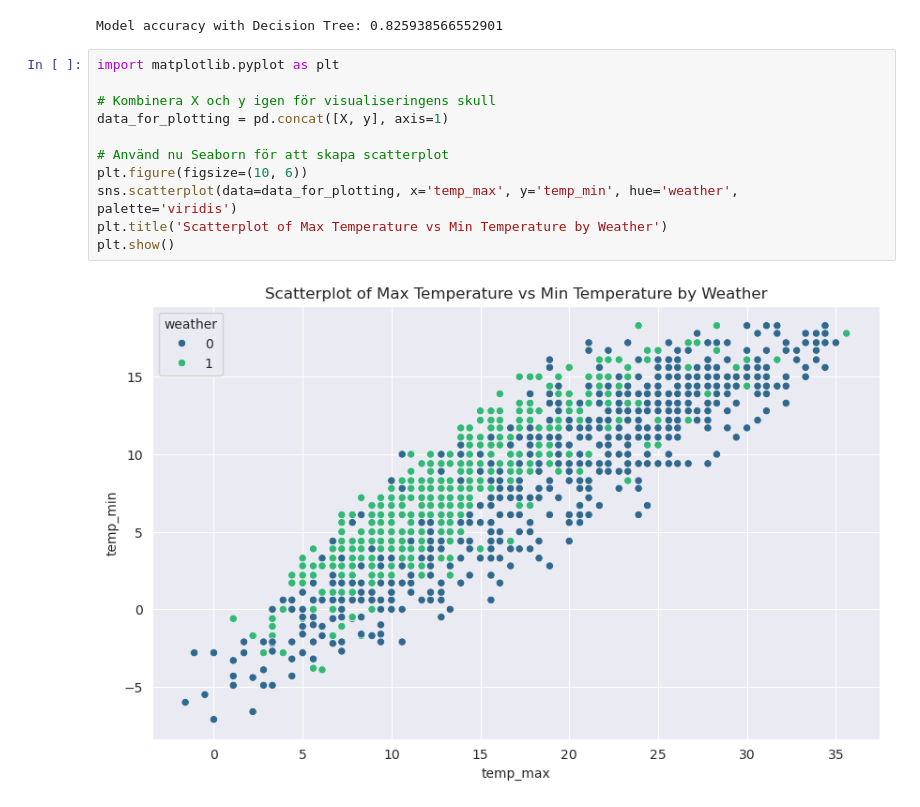
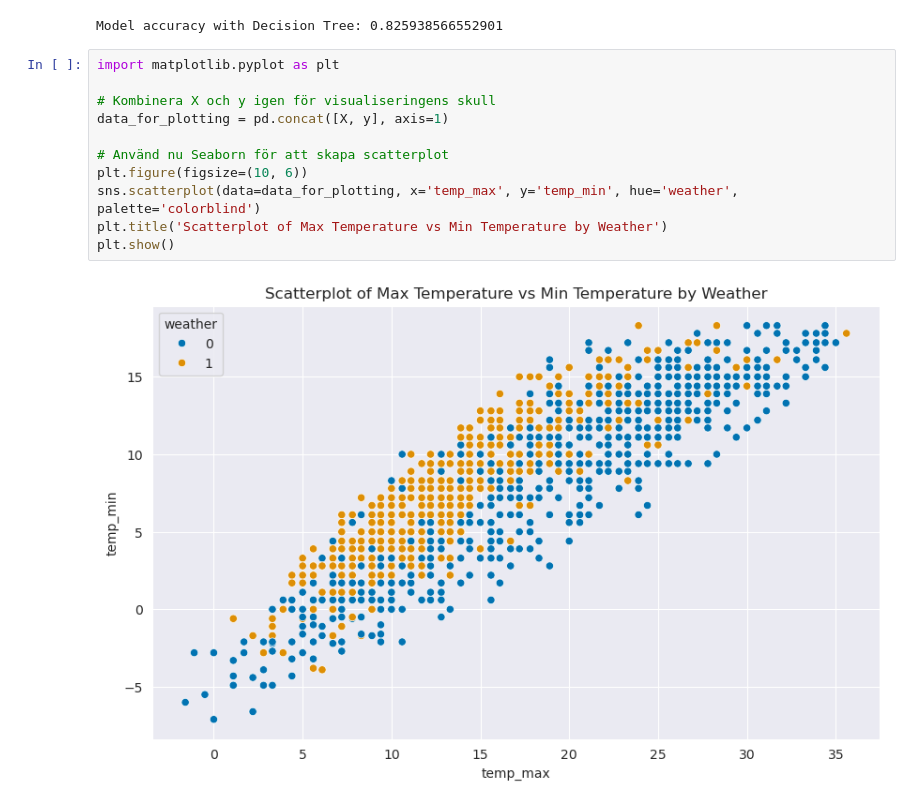
Before and after one commit to Y00e/machine_learning, a Jupyter notebook: ml.ipynb, the cells around one changed output. Saved outputs shown, nothing was run; the diff lists cells and outputs as text.

Commit message:
update scatterplot

```diff
--- a/ml.ipynb
+++ b/ml.ipynb
@@ -127,13 +152,13 @@ Model accuracy with Decision Tree: 0.825938566552901
 # %%
 import matplotlib.pyplot as plt
 
 # Kombinera X och y igen för visualiseringens skull
 data_for_plotting = pd.concat([X, y], axis=1)
 
 # Använd nu Seaborn för att skapa scatterplot
 plt.figure(figsize=(10, 6))
-sns.scatterplot(data=data_for_plotting, x='temp_max', y='temp_min', hue='weather', palette='viridis')
+sns.scatterplot(data=data_for_plotting, x='temp_max', y='temp_min', hue='weather', palette='colorblind')
 plt.title('Scatterplot of Max Temperature vs Min Temperature by Weather')
 plt.show()
 # %% [output]
-[figure, old version]
+[figure, new version]
```
Also changed, not shown: parts of 2 cells of this notebook.
